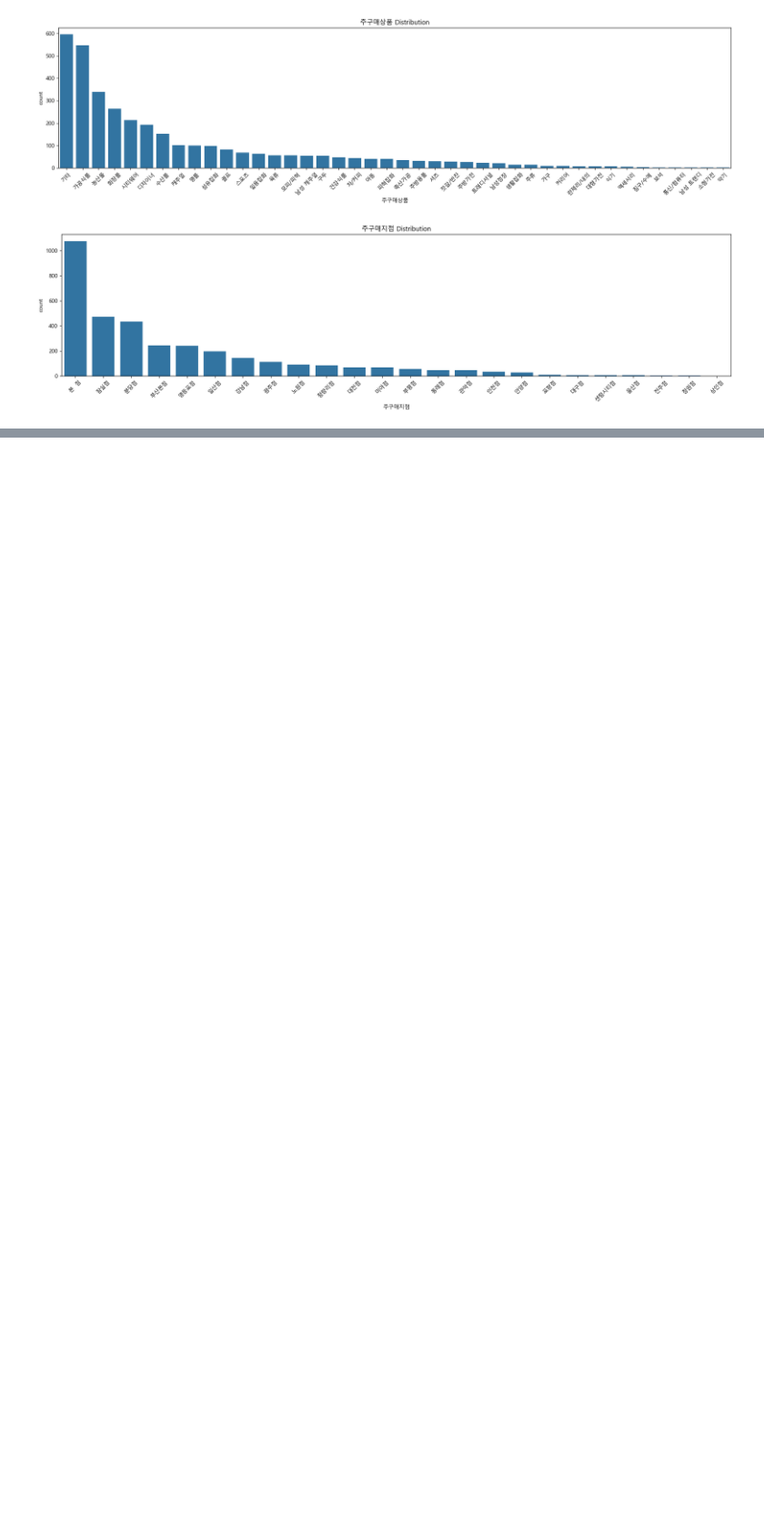
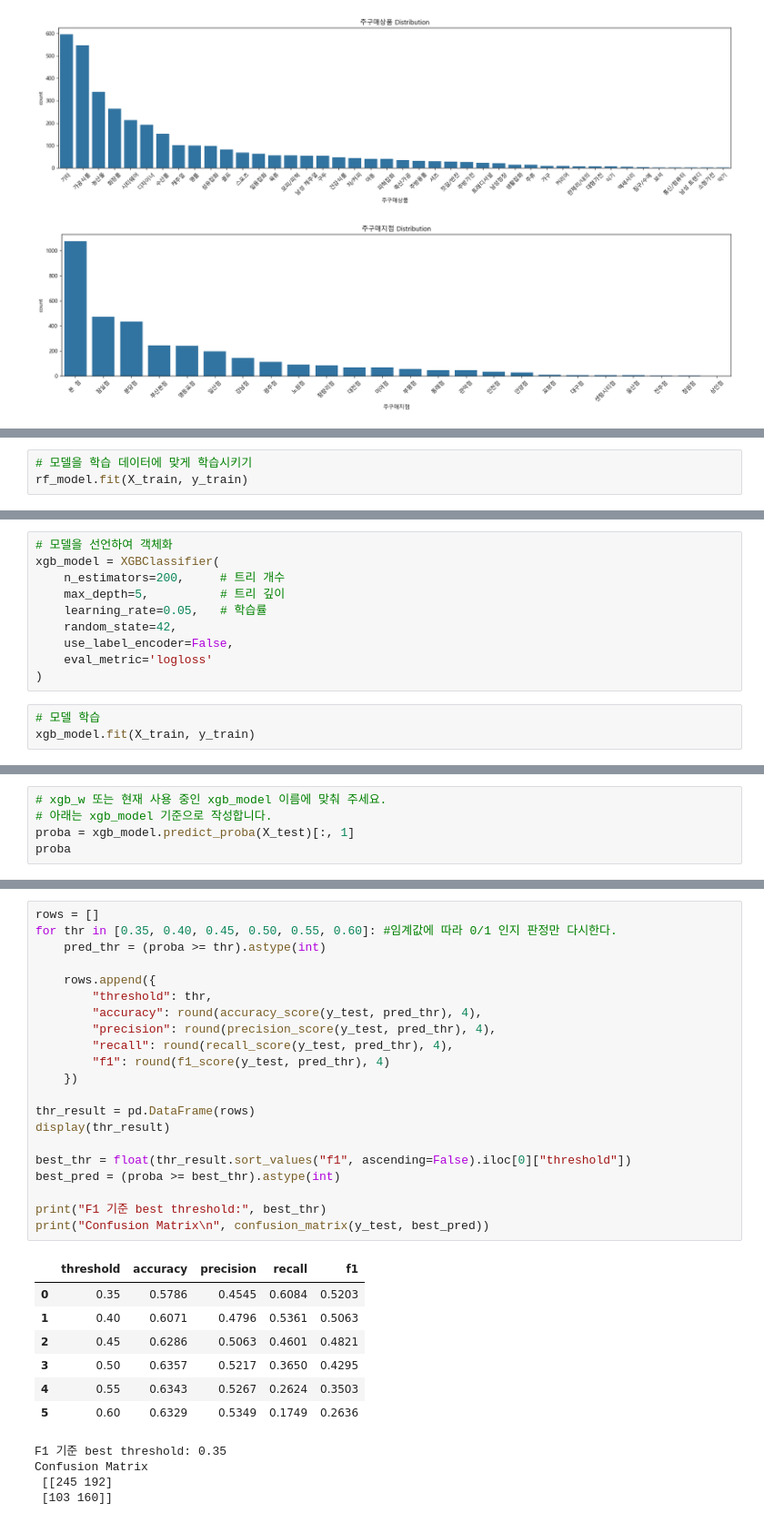
Before and after one commit to ally260509/hipython, a Jupyter notebook: ml/5.분류예측모델.성별예측하기.ipynb, the cells around one changed output, grey strips where cells are left out. Shown at 91% size. Saved outputs shown, nothing was run; the diff lists cells and outputs as text; blank space fills up the shorter version.

```diff
--- a/ml/5.분류예측모델.성별예측하기.ipynb
+++ b/ml/5.분류예측모델.성별예측하기.ipynb
@@ -208,0 +603,3 @@ dtype: float64
+# %%
+# 모델을 학습 데이터에 맞게 학습시키기
+rf_model.fit(X_train, y_train)
@@ -208,0 +689,13 @@ dtype: float64
+# %%
+# 모델을 선언하여 객체화
+xgb_model = XGBClassifier(
+    n_estimators=200,     # 트리 개수
+    max_depth=5,          # 트리 깊이
+    learning_rate=0.05,   # 학습률
+    random_state=42,
+    use_label_encoder=False,
+    eval_metric='logloss'
+)
+# %%
+# 모델 학습
+xgb_model.fit(X_train, y_train)
@@ -208,0 +746,5 @@ dtype: float64
+# %%
+# xgb_w 또는 현재 사용 중인 xgb_model 이름에 맞춰 주세요.
+# 아래는 xgb_model 기준으로 작성합니다.
+proba = xgb_model.predict_proba(X_test)[:, 1]
+proba
@@ -208,0 +769,33 @@ dtype: float64
+# %%
+rows = []
+for thr in [0.35, 0.40, 0.45, 0.50, 0.55, 0.60]: #임계값에 따라 0/1 인지 판정만 다시한다.
+    pred_thr = (proba >= thr).astype(int)
+
+    rows.append({
+        "threshold": thr,
+        "accuracy": round(accuracy_score(y_test, pred_thr), 4),
+        "precision": round(precision_score(y_test, pred_thr), 4),
+        "recall": round(recall_score(y_test, pred_thr), 4),
+        "f1": round(f1_score(y_test, pred_thr), 4)
+    })
+
+thr_result = pd.DataFrame(rows)
+display(thr_result)
+
+best_thr = float(thr_result.sort_values("f1", ascending=False).iloc[0]["threshold"])
+best_pred = (proba >= best_thr).astype(int)
+
+print("F1 기준 best threshold:", best_thr)
+print("Confusion Matrix\n", confusion_matrix(y_test, best_pred))
+# %% [output]
+|  | threshold | accuracy | precision | recall | f1 |
+| 0 | 0.35 | 0.5786 | 0.4545 | 0.6084 | 0.5203 |
+| 1 | 0.40 | 0.6071 | 0.4796 | 0.5361 | 0.5063 |
+| 2 | 0.45 | 0.6286 | 0.5063 | 0.4601 | 0.4821 |
+| 3 | 0.50 | 0.6357 | 0.5217 | 0.3650 | 0.4295 |
+| 4 | 0.55 | 0.6343 | 0.5267 | 0.2624 | 0.3503 |
+| 5 | 0.60 | 0.6329 | 0.5349 | 0.1749 | 0.2636 |
+F1 기준 best threshold: 0.35
+Confusion Matrix
+ [[245 192]
+ [103 160]]
```
Also changed, not shown: parts of 80 cells of this notebook, 10 other files.
